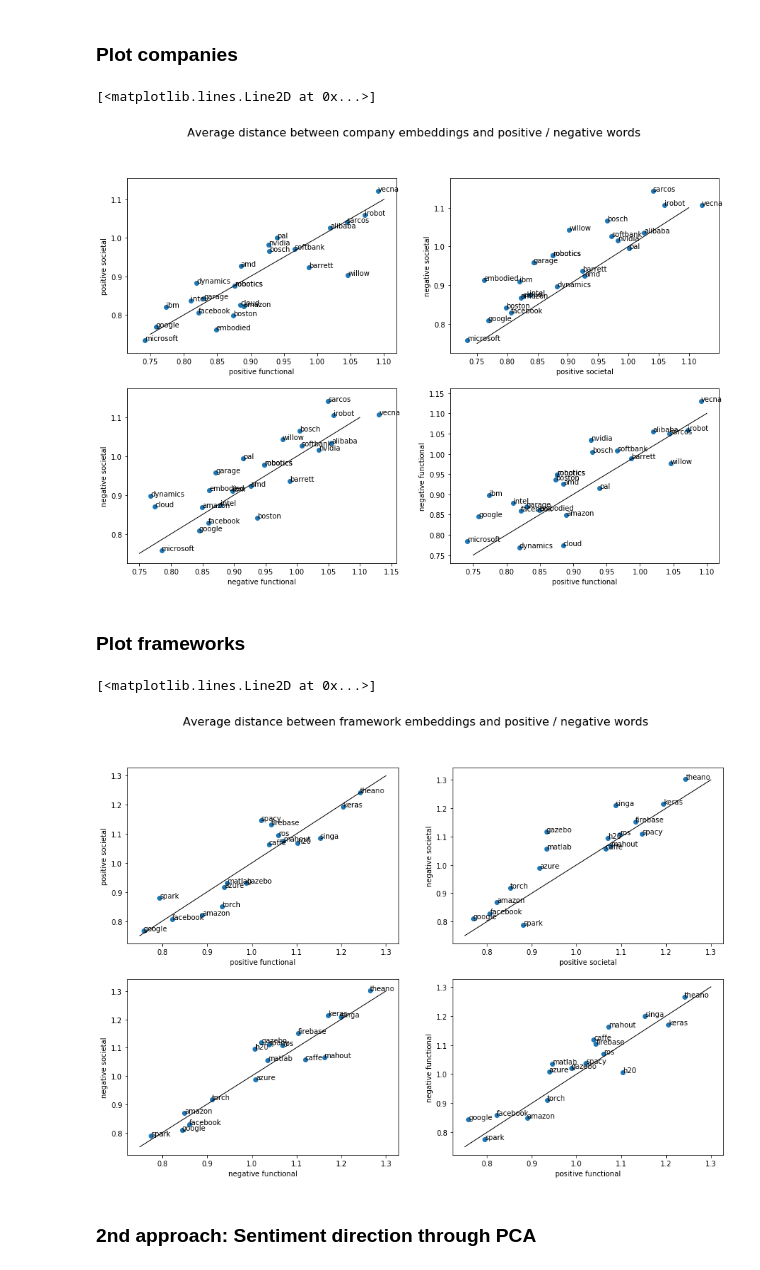
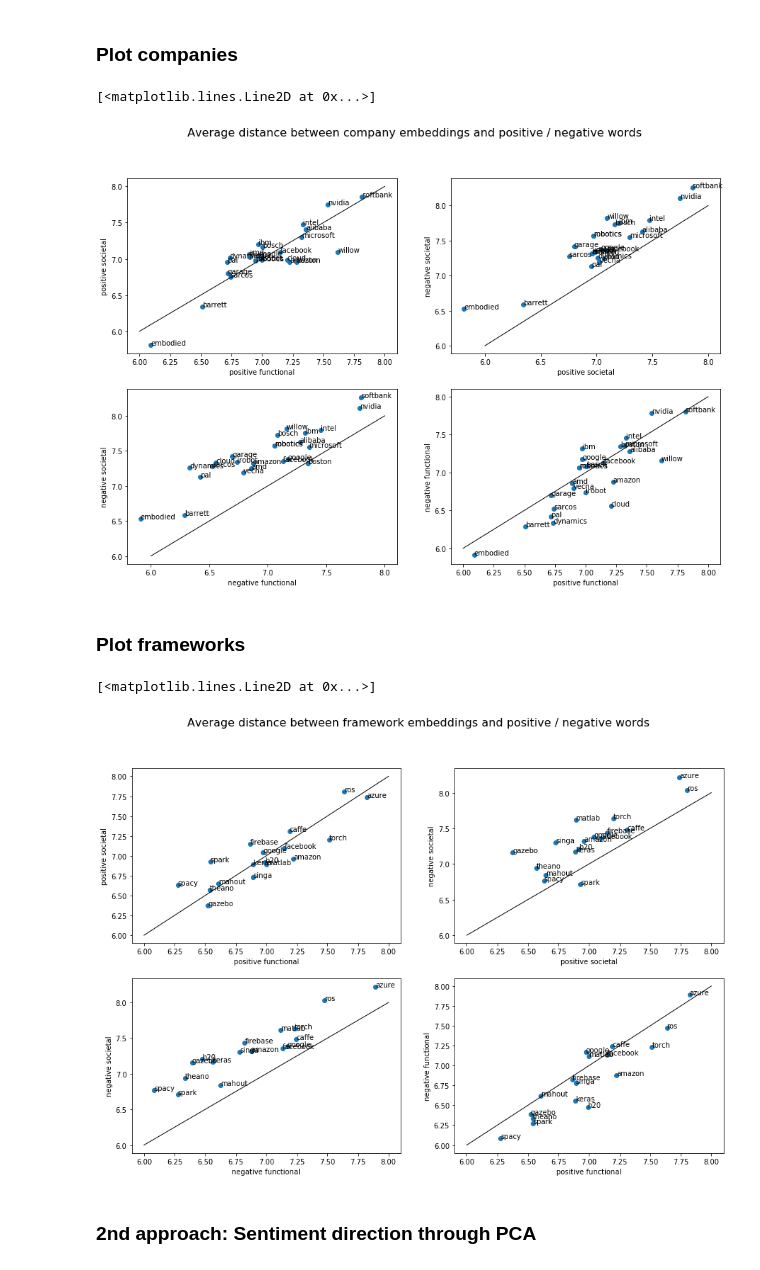
Before and after one commit to flono/BiasInWordEmbeddings, a Jupyter notebook: WordEmbeddings.ipynb, the cells around one changed output. Saved outputs shown, nothing was run; the diff lists cells and outputs as text; code cells hidden in the pictures.

```diff
--- a/WordEmbeddings.ipynb
+++ b/WordEmbeddings.ipynb
@@ -231,7 +232,7 @@ def avg_dist(elements, words):
         dist = 0
         try:
             for word in words:
-                dist += spatial.distance.cosine(embeddings_dict[elem], embeddings_dict[word])
+                dist += spatial.distance.euclidean(embeddings_dict[elem], embeddings_dict[word])
             dist = dist / len(words)
         except: # elem not in vocabulary : do nothing
             dist = None
@@ -271,41 +272,42 @@ p_f_comp = p_f_comp[p_f_comp[:,1].astype(bool)]
 # e.g. microsoft does not seem to be very polarising
 
 # the black lines show where truly "neutral" companies would be. They are not regression lines!
-
+line1 = 6
+line2 = 8
 
 fig, axes = plt.subplots(nrows=2, ncols=2)
 
 fig.set_size_inches(15, 10)
 
 fig.suptitle("Average distance between company embeddings and positive / negative words", fontsize=16)
 
 axes[0,0].scatter(p_f_comp[:,1], p_s_comp[:,1])
 axes[0,0].set(xlabel = "positive functional", ylabel = "positive societal")
 for i, name in enumerate(p_f_comp[:,0]):
     axes[0,0].annotate(name, (p_f_comp[i,1], p_s_comp[i,1]))
-axes[0,0].plot([0.75,1.1], [0.75,1.1], 'k-', lw=1)
+axes[0,0].plot([line1, line2], [line1, line2], 'k-', lw=1)
 
 axes[1,0].scatter(n_f_comp[:,1], n_s_comp[:,1])
 axes[1,0].set(xlabel = "negative functional", ylabel = "negative societal")
 for i, name in enumerate(p_f_comp[:,0]):
     axes[1,0].annotate(name, (n_f_comp[i,1], n_s_comp[i,1]))
-axes[1,0].plot([0.75,1.1], [0.75,1.1], 'k-', lw=1)
+axes[1,0].plot([line1, line2], [line1, line2], 'k-', lw=1)
 
 axes[1,1].scatter(p_f_comp[:,1], n_f_comp[:,1])
 axes[1,1].set(xlabel = "positive functional", ylabel = "negative functional")
 for i, name in enumerate(p_f_comp[:,0]):
     axes[1,1].annotate(name, (p_f_comp[i,1], n_f_comp[i,1]))
-axes[1,1].plot([0.75,1.1], [0.75,1.1], 'k-', lw=1)
+axes[1,1].plot([line1, line2], [line1, line2], 'k-', lw=1)
 
 axes[0,1].scatter(p_s_comp[:,1], n_s_comp[:,1])
 axes[0,1].set(xlabel = "positive societal", ylabel = "negative societal")
 for i, name in enumerate(p_f_comp[:,0]):
     axes[0,1].annotate(name, (p_s_comp[i,1], n_s_comp[i,1]))
-axes[0,1].plot([0.75,1.1], [0.75,1.1], 'k-', lw=1)
+axes[0,1].plot([line1, line2], [line1, line2], 'k-', lw=1)
 #plt.savefig('distances_companies.pdf')
 # %% [output]
 [<matplotlib.lines.Line2D at 0x...>]
-[figure, old version]
+[figure, new version]
 # %% [markdown]
 ### Plot frameworks
 # %%
@@ -324,6 +326,8 @@ p_f_frm = p_f_frm[p_f_frm[:,1].astype(bool)]
 
 # the black lines show where truly "neutral" companies would be. They are not regression lines!
 
+line1 = 6
+line2 = 8
 
 fig, axes = plt.subplots(nrows=2, ncols=2)
 
@@ -335,29 +339,29 @@ axes[0,0].scatter(p_f_frm[:,1], p_s_frm[:,1])
 axes[0,0].set(xlabel = "positive functional", ylabel = "positive societal")
 for i, name in enumerate(p_f_frm[:,0]):
     axes[0,0].annotate(name, (p_f_frm[i,1], p_s_frm[i,1]))
-axes[0,0].plot([0.75,1.3], [0.75,1.3], 'k-', lw=1)
+axes[0,0].plot([line1, line2], [line1, line2], 'k-', lw=1)
 
 axes[1,0].scatter(n_f_frm[:,1], n_s_frm[:,1])
 axes[1,0].set(xlabel = "negative functional", ylabel = "negative societal")
 for i, name in enumerate(p_f_frm[:,0]):
     axes[1,0].annotate(name, (n_f_frm[i,1], n_s_frm[i,1]))
-axes[1,0].plot([0.75,1.3], [0.75,1.3], 'k-', lw=1)
+axes[1,0].plot([line1, line2], [line1, line2], 'k-', lw=1)
 
 axes[1,1].scatter(p_f_frm[:,1], n_f_frm[:,1])
 axes[1,1].set(xlabel = "positive functional", ylabel = "negative functional")
 for i, name in enumerate(p_f_frm[:,0]):
     axes[1,1].annotate(name, (p_f_frm[i,1], n_f_frm[i,1]))
-axes[1,1].plot([0.75,1.3], [0.75,1.3], 'k-', lw=1)
+axes[1,1].plot([line1, line2], [line1, line2], 'k-', lw=1)
 
 axes[0,1].scatter(p_s_frm[:,1], n_s_frm[:,1])
 axes[0,1].set(xlabel = "positive societal", ylabel = "negative societal")
 for i, name in enumerate(p_f_frm[:,0]):
     axes[0,1].annotate(name, (p_s_frm[i,1], n_s_frm[i,1]))
-axes[0,1].plot([0.75,1.3], [0.75,1.3], 'k-', lw=1)
+axes[0,1].plot([line1, line2], [line1, line2], 'k-', lw=1)
 #plt.savefig('distances_frameworks.pdf')
 # %% [output]
 [<matplotlib.lines.Line2D at 0x...>]
-[figure, old version]
+[figure, new version]
 # %% [markdown]
 ### 2nd approach: Sentiment direction through PCA
 # %%
```
Also changed, not shown: parts of 1 cell of this notebook.
